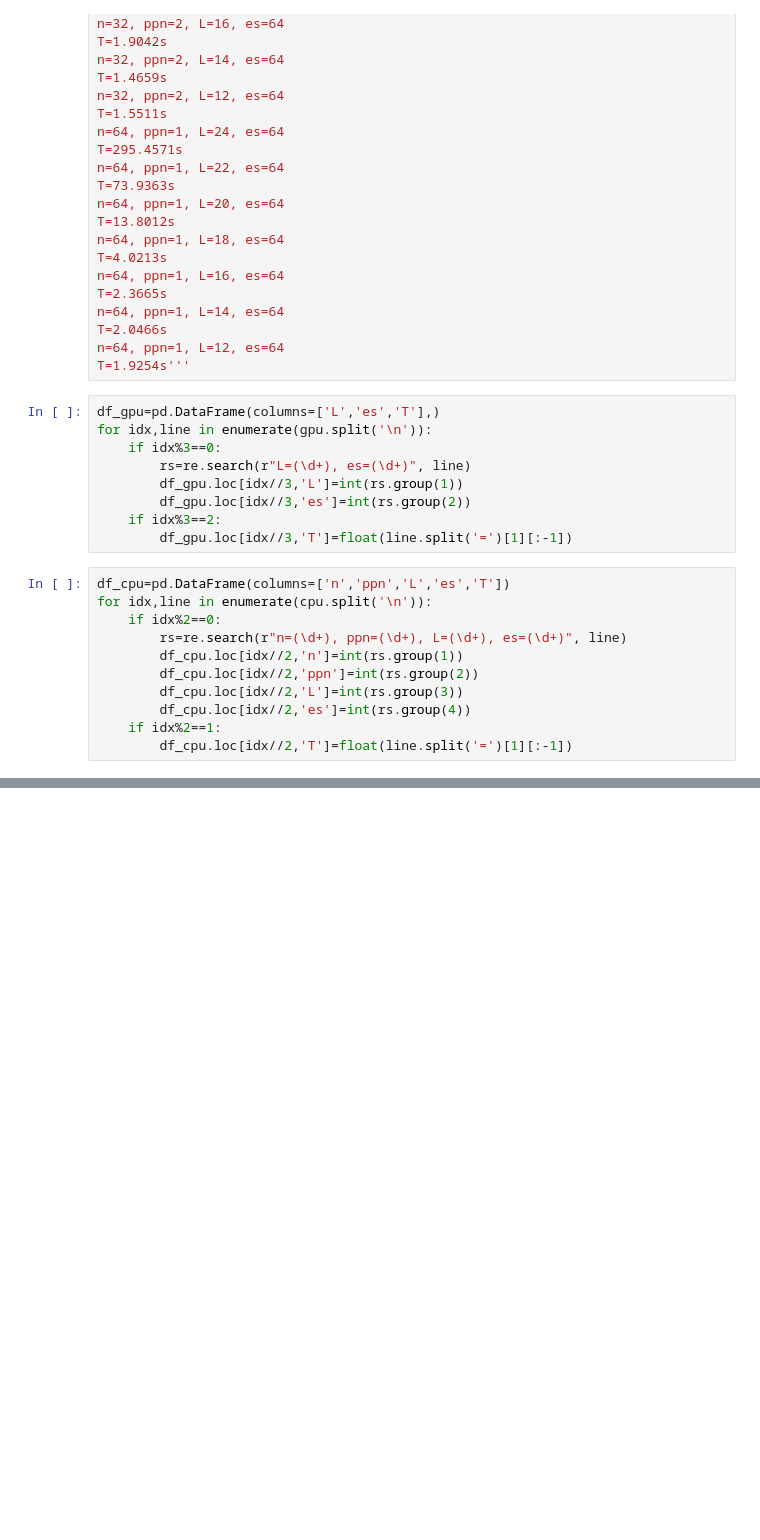
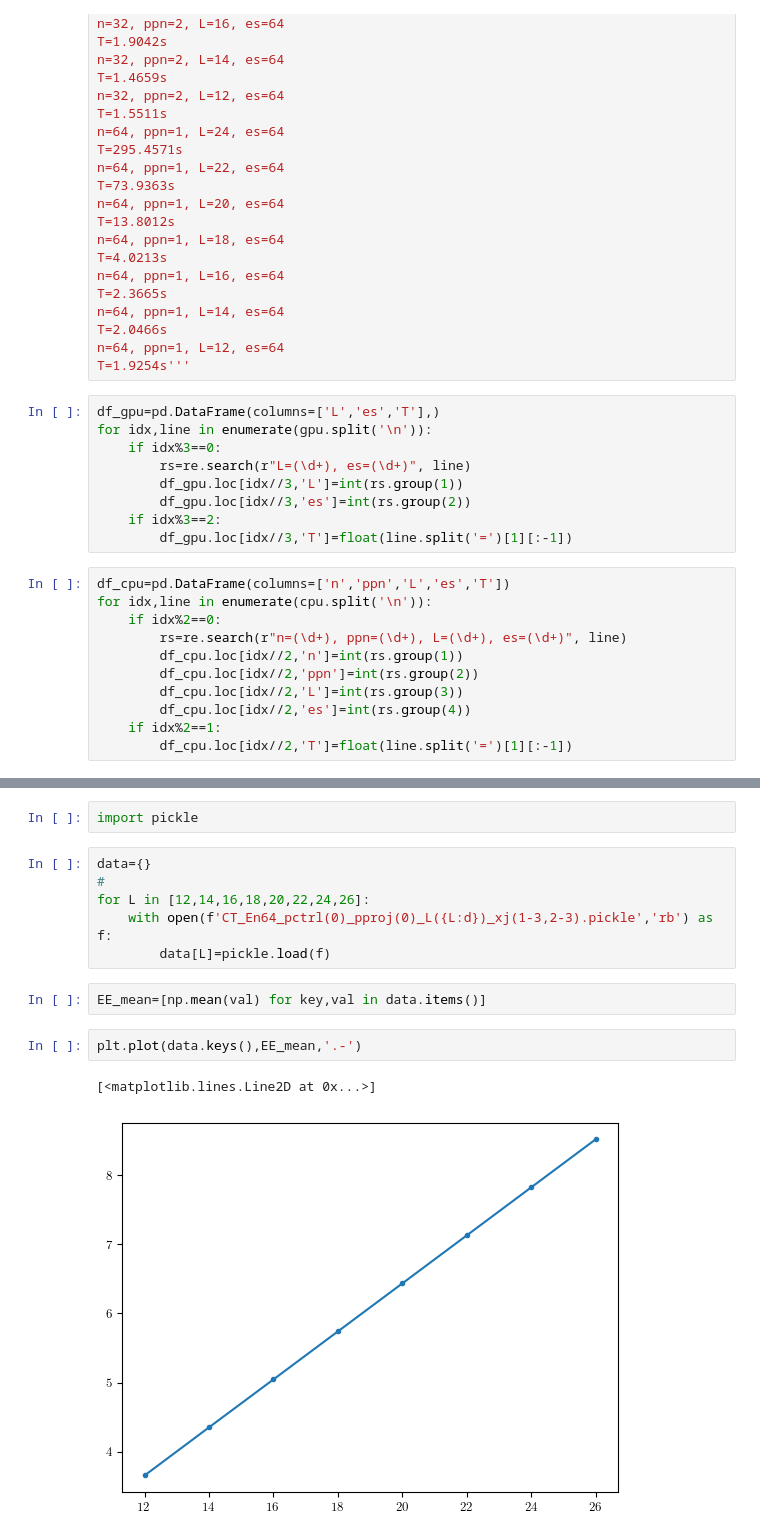
Before and after one commit to hainingpan/control_transition, a Jupyter notebook: benchmark.ipynb, the cells around one changed output, grey strips where cells are left out. Cells and saved outputs as stored; diff of their text form; blank space fills up the shorter version.

```diff
--- a/benchmark.ipynb
+++ b/benchmark.ipynb
@@ -117,0 +136,15 @@ fig.savefig('benchmark.pdf',bbox_inches='tight')
+# %%
+import pickle
+# %%
+data={}
+#
+for L in [12,14,16,18,20,22,24,26]:
+    with open(f'CT_En64_pctrl(0)_pproj(0)_L({L:d})_xj(1-3,2-3).pickle','rb') as f:
+        data[L]=pickle.load(f)
+# %%
+EE_mean=[np.mean(val) for key,val in data.items()]
+# %%
+plt.plot(data.keys(),EE_mean,'.-')
+# %% [output]
+[<matplotlib.lines.Line2D at 0x...>]
+[figure, added]
```
Also changed, not shown: parts of 1 cell of this notebook, 1 other file.
